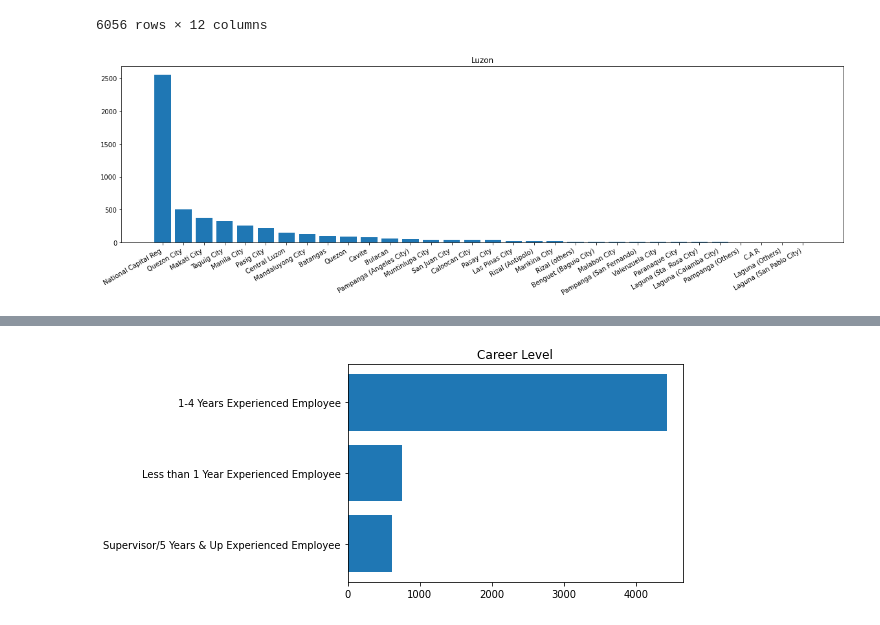
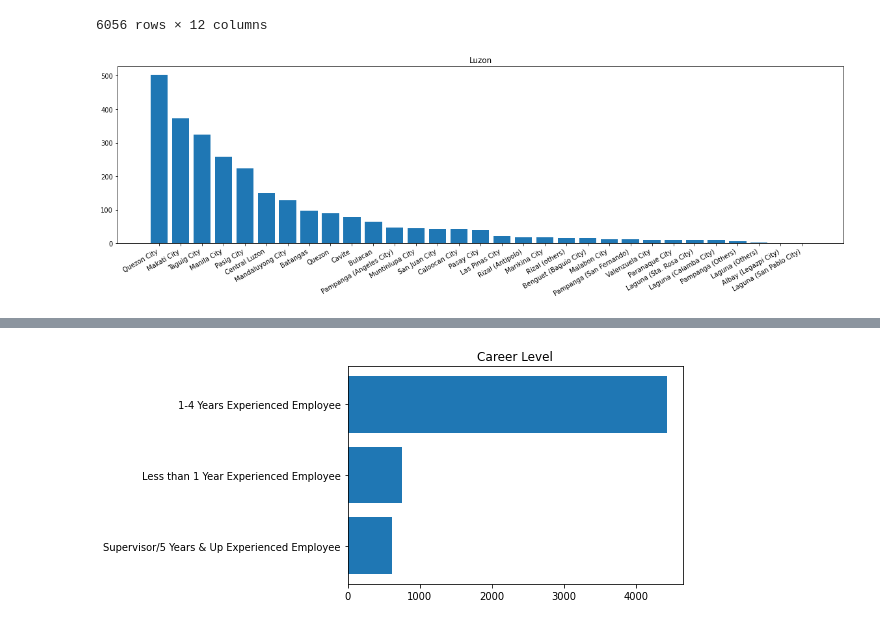
Before and after one commit to jvicrosario1106/husay_project_task, a Jupyter notebook: Data Analysis/Jobstreet Analysis/compilation.ipynb, the cells around one changed output, grey strips where cells are left out. Cells and saved outputs as stored; diff of their text form; code cells hidden in the pictures.

```diff
--- a/Data Analysis/Jobstreet Analysis/compilation.ipynb
+++ b/Data Analysis/Jobstreet Analysis/compilation.ipynb
@@ -58,12 +58,12 @@ merge
 6056 rows × 12 columns
 # %%
 #Luzon
-filter_luzon  = (merge["Location"] != "Central Visayas") & (merge["Location"] != "Armm") & (merge["Location"] != "Calabarzon & Mimaropa") & (merge["Location"] != "Cebu (Cebu City)") & (merge["Location"] != "Davao") & (merge["Location"] != "Cebu (Others)") & (merge["Location"] != "Philippines") & (~merge["Location"].str.contains("Iloilo")) & (~merge["Location"].str.contains("Davao")) & (~merge["Location"].str.contains("del")) & (~merge["Location"].str.contains("Negros")) & (~merge["Location"].str.contains("Albay")) & (~merge["Location"].str.contains("Bukidnon")) &(~merge["Location"].str.contains("New")) & (~merge["Location"].str.contains("Bahrain")) & (~merge["Location"].str.contains("Saudi")) & (~merge["Location"].str.contains("Caraga")) & (~merge["Location"].str.contains("Palawan")) & (~merge["Location"].str.contains("Bicol"))
+filter_luzon  = (merge["Location"] != "National Capital Reg") &  (merge["Location"] != "Central Visayas") & (merge["Location"] != "Armm") & (merge["Location"] != "Calabarzon & Mimaropa") & (merge["Location"] != "Cebu (Cebu City)") & (merge["Location"] != "Davao") & (merge["Location"] != "Cebu (Others)") & (merge["Location"] != "Philippines") & (~merge["Location"].str.contains("Iloilo")) & (~merge["Location"].str.contains("Davao")) & (~merge["Location"].str.contains("del")) & (~merge["Location"].str.contains("Negros")) & (~merge["Location"].str.contains("Bukidnon")) &(~merge["Location"].str.contains("New")) & (~merge["Location"].str.contains("Bahrain")) & (~merge["Location"].str.contains("Saudi")) & (~merge["Location"].str.contains("Caraga")) & (~merge["Location"].str.contains("Palawan")) & (~merge["Location"].str.contains("Bicol")) & (~merge["Location"].str.contains("C.A.R"))
 count_jobs_luzon = merge.loc[filter_luzon]["Location"].value_counts()
 plt.figure(figsize=(20, 5))
 plt.bar(count_jobs_luzon.index, count_jobs_luzon.values)
 plt.xticks(rotation="30", ha="right")
 plt.title('Luzon')
 plt.show()
 # %% [output]
-[figure, old version]
+[figure, new version]
```
Also changed, not shown: parts of 5 cells of this notebook.
